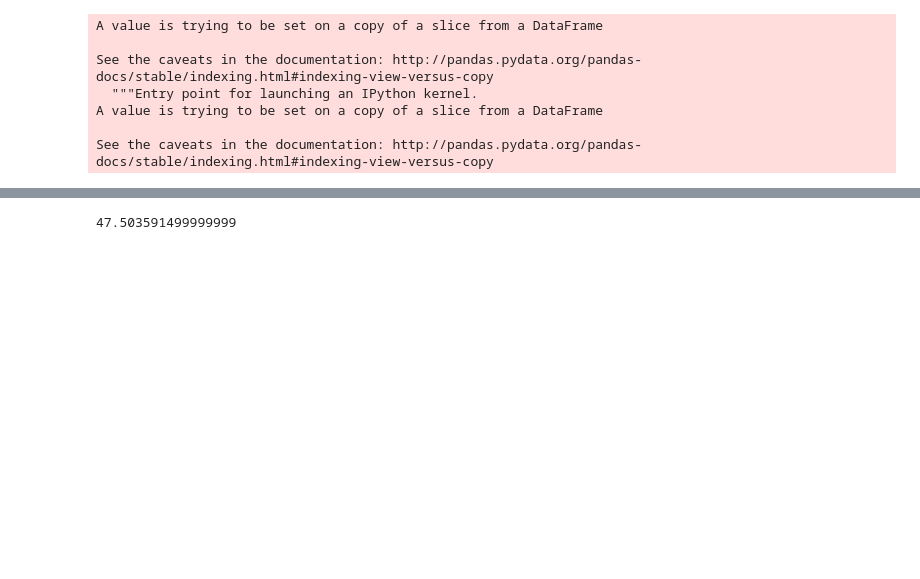
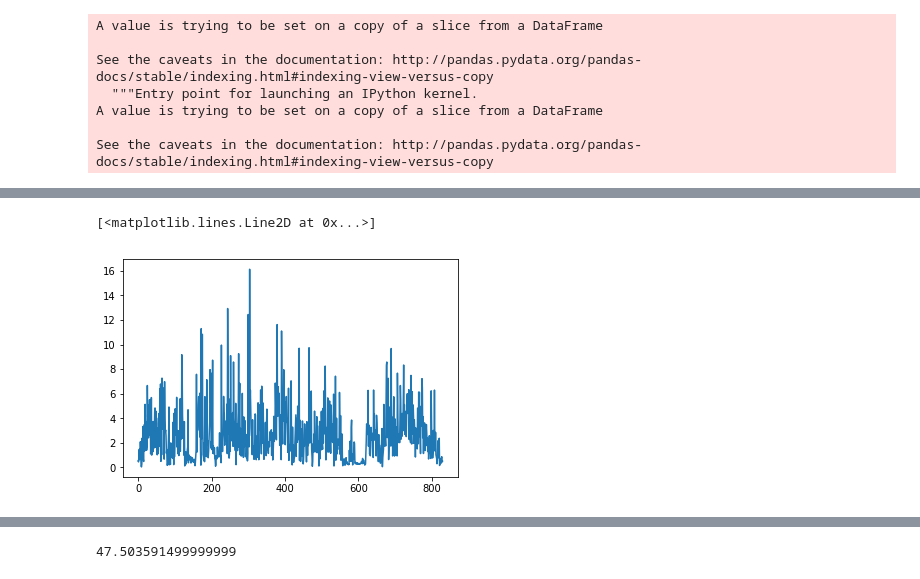
Before and after one commit to tempflip/kalman_filters, a Jupyter notebook: geo1_plot.ipynb, the cells around one changed output, grey strips where cells are left out. Saved outputs shown, nothing was run; the diff lists cells and outputs as text; code cells hidden in the pictures; blank space fills up the shorter version.

```diff
--- a/geo1_plot.ipynb
+++ b/geo1_plot.ipynb
@@ -73,0 +93,5 @@ plt.hist(df['speed'].values)
+# %%
+plt.plot(df['a_sum'])
+# %% [output]
+[<matplotlib.lines.Line2D at 0x...>]
+[figure, added]
```
Also changed, not shown: parts of 9 cells of this notebook.
